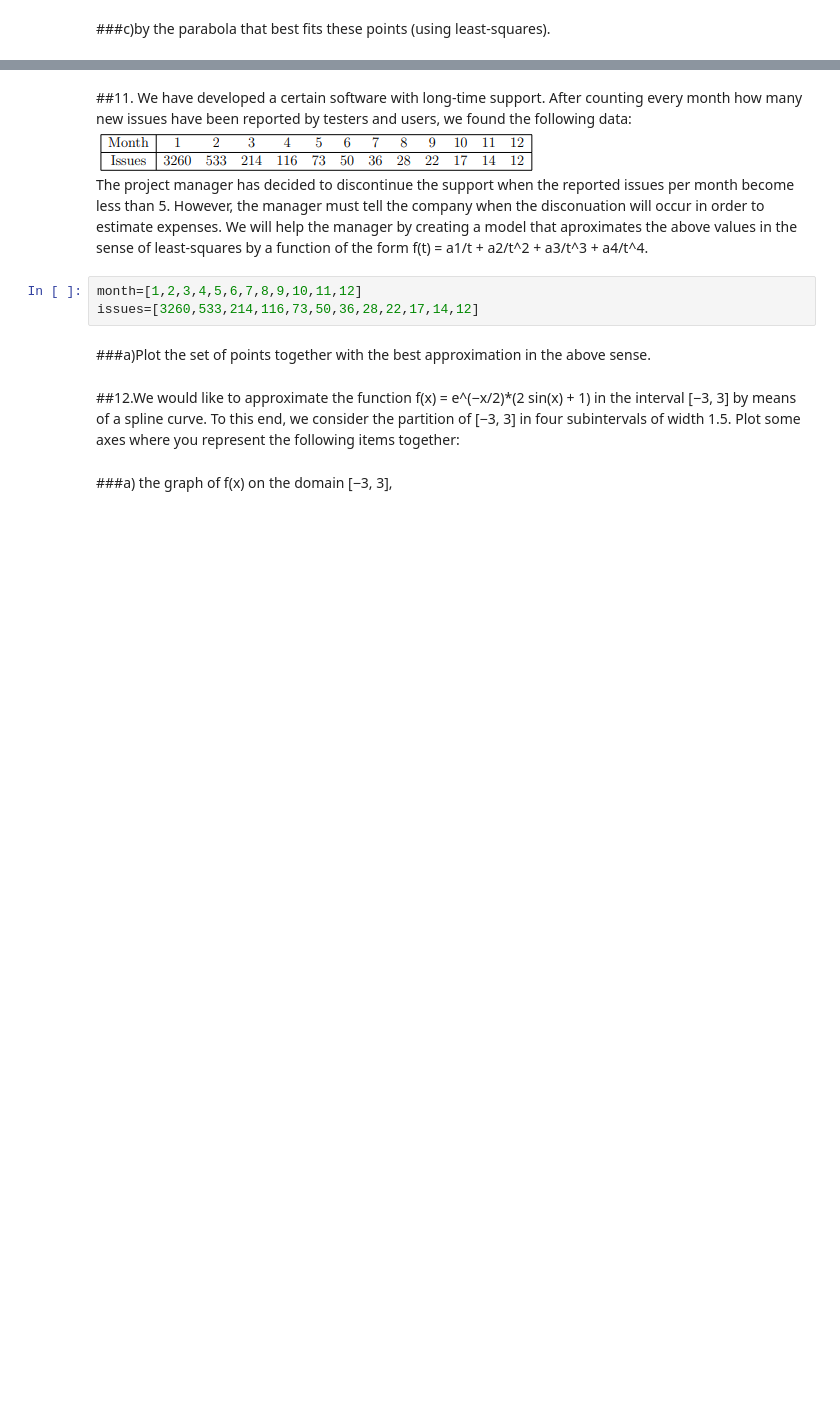
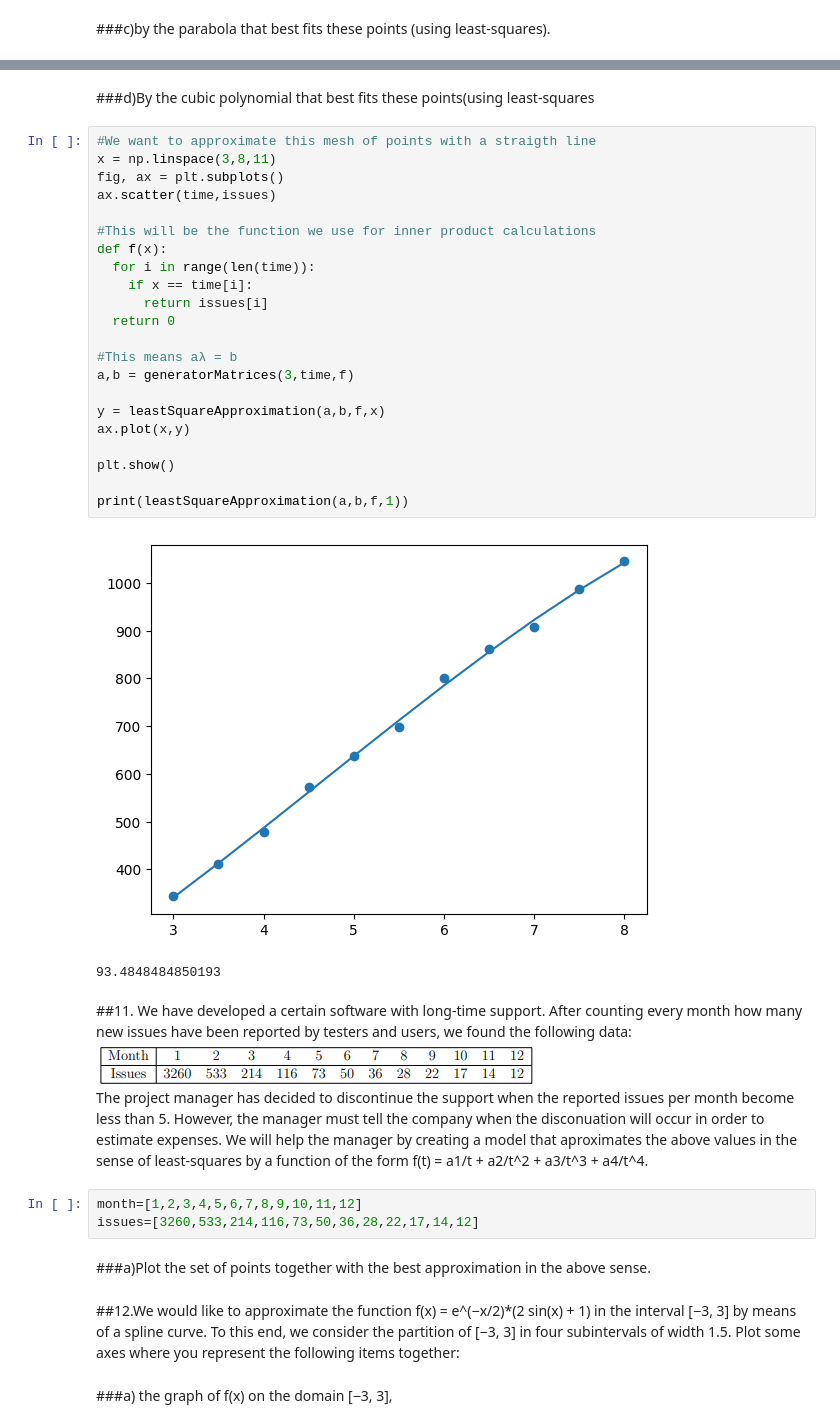
Before and after one commit to jcv00036/amn_p, a Jupyter notebook: Handout_3_Juan_Carrasco_Vico.ipynb, the cells around one changed output, grey strips where cells are left out. Saved outputs shown, nothing was run; the diff lists cells and outputs as text; blank space fills up the shorter version.

```diff
--- a/Handout_3_Juan_Carrasco_Vico.ipynb
+++ b/Handout_3_Juan_Carrasco_Vico.ipynb
@@ -1127,3 +1135,30 @@ print(approx(1))
+# %% [markdown]
+###d)By the cubic polynomial that best fits these points(using least-squares
+# %%
+#We want to approximate this mesh of points with a straigth line
+x = np.linspace(3,8,11)
+fig, ax = plt.subplots()
+ax.scatter(time,issues)
+
+#This will be the function we use for inner product calculations
+def f(x):
+  for i in range(len(time)):
+    if x == time[i]:
+      return issues[i]
+  return 0
+
+#This means aλ = b
+a,b = generatorMatrices(3,time,f)
+
+y = leastSquareApproximation(a,b,f,x)
+ax.plot(x,y)
+
+plt.show()
+
+print(leastSquareApproximation(a,b,f,1))
+# %% [output]
+[figure, added]
+93.4848484850193
 # %% [markdown]
 ##11. We have developed a certain software with long-time support. After counting every month how many new issues have been reported by testers and users, we found the following data:<br>![image.png](embedded-picture-1)<br>The project manager has decided to discontinue the support when the reported issues per month become less than 5. However, the manager must tell the company when the disconuation will occur in order to estimate expenses. We will help the manager by creating a model that aproximates the above values in the sense of least-squares by a function of the form f(t) = a1/t + a2/t^2 + a3/t^3 + a4/t^4.
 # %%
```
Also changed, not shown: parts of 30 cells of this notebook.
